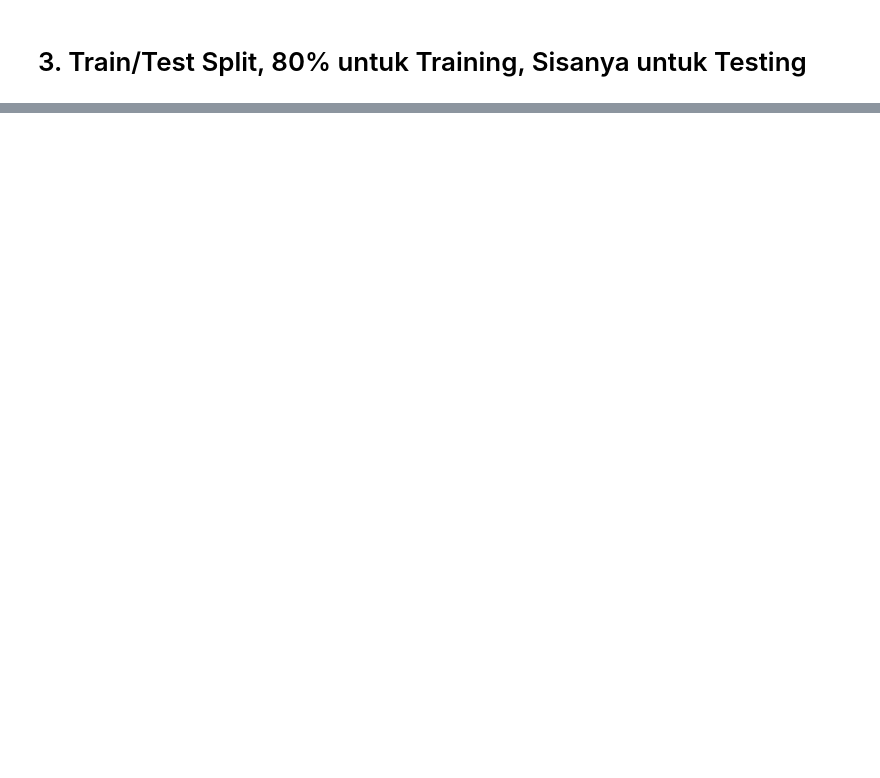
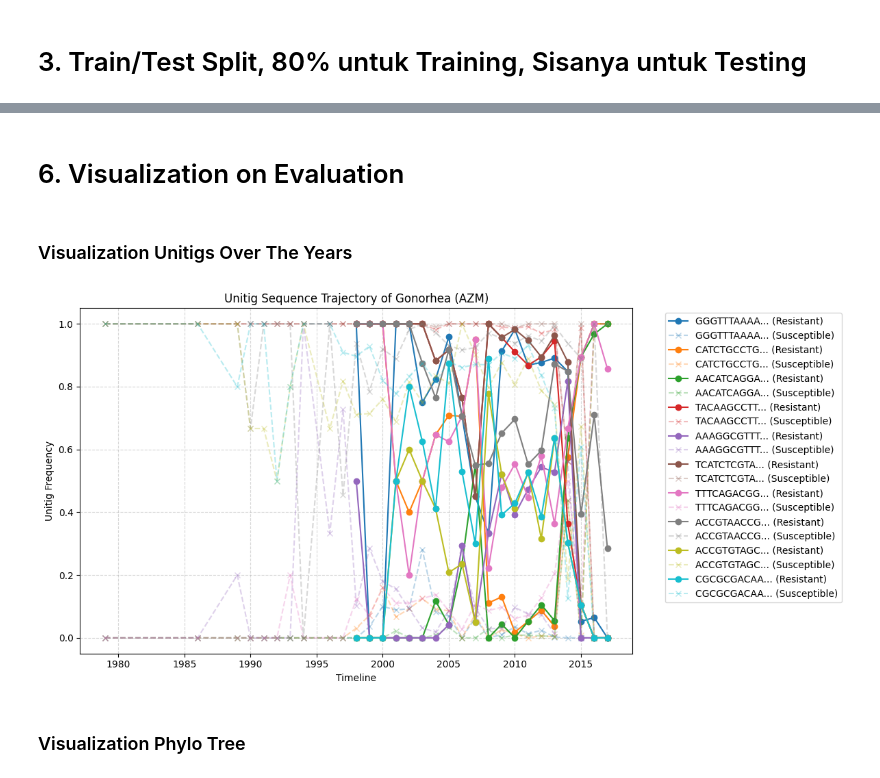
Before and after one commit to Belligool/IF3221_Tugas-Besar_Kelompok-1_K3, a Jupyter notebook: IF3221_Tugas_Besar.ipynb, the cells around one changed output, grey strips where cells are left out. Saved outputs shown, nothing was run; the diff lists cells and outputs as text; code cells hidden in the pictures; blank space fills up the shorter version.

Commit message:
feat: added all of notebook models, visualization, save and load models

```diff
--- a/IF3221_Tugas_Besar.ipynb
+++ b/IF3221_Tugas_Besar.ipynb
@@ -283,11 +92,17 @@ df_meta[MINMAX_NUM_COLS] = standar_scaler.fit_transform(df_meta[MINMAX_NUM_COLS]
 # %% [markdown]
 # 3. Train/Test Split, 80% untuk Training, Sisanya untuk Testing
+# %%
+X = pd.read_csv("data/azm_features.csv", sep="\t").set_index("Sample_ID")
+y = pd.read_csv("data/azm_labels.csv", sep="\t").set_index("Sample_ID").squeeze()
 # %%
-X = df_meta.drop(columns=ID_COL + [TARGET_COL])
-y = df_meta[TARGET_COL]
+
 X_train, X_test, y_train, y_test = train_test_split(
     X, y, test_size=0.2, random_state=RANDOM_STATE, stratify=y
 )
+X_val, X_test, y_val, y_test = train_test_split(
+    X_test, y_test, test_size=0.5, random_state=RANDOM_STATE, stratify=y_test
+)
 print(f"\nTraining set : {X_train.shape[0]} rows")
+print(f"Validation set : {X_val.shape[0]} rows")
 print(f"Test set     : {X_test.shape[0]} rows")
 # %% [output]
@@ -295 +124,11 @@ TypeError: can only concatenate str (not "list") to str
+# %%
+n_features_to_select = 100
+rf_selector = RandomForestClassifier(n_estimators=100, max_depth=10, random_state=RANDOM_STATE)
+rf_selector.fit(X_train, y_train)
+rf_feature_importances = pd.Series(rf_selector.feature_importances_, index=X_train.columns)
+rf_top_features = rf_feature_importances.nlargest(n_features_to_select).index
+
+X_train_selected = X_train_resampled[rf_top_features]
+X_val_selected = X_val[rf_top_features]
+X_test_selected = X_test[rf_top_features]
 # %% [markdown]
@@ -313,0 +254,16 @@ NameError: name 'y_pred' is not defined
+# %% [markdown]
+# 6. Visualization on Evaluation
+# %% [markdown]
+### Visualization Unitigs Over The Years
+# %%
+notebook_visualize_unitigs_over_time(
+    X_original=X,
+    metadata_path="data/metadata.csv",
+    fitur_terpilih=rf_top_features,
+    antibiotic_col='azm',
+    unitigs=10
+)
+# %% [output]
+[figure, added]
+# %% [markdown]
+### Visualization Phylo Tree
```
Also changed, not shown: parts of 59 cells of this notebook, 9 other files.
